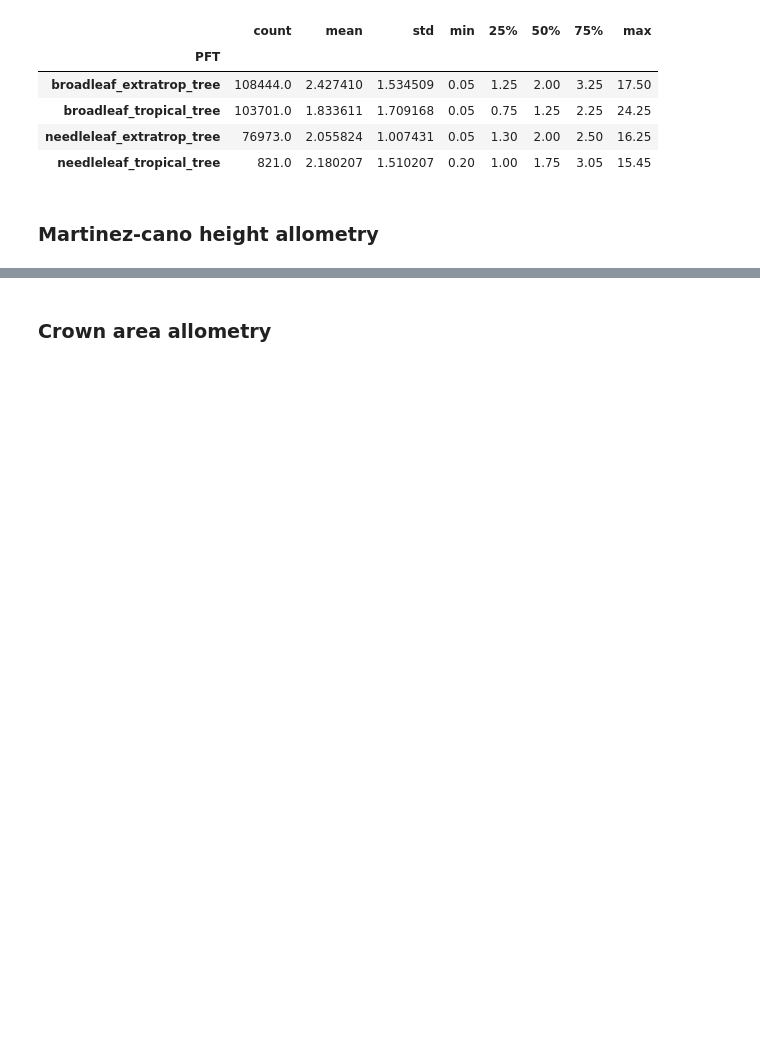
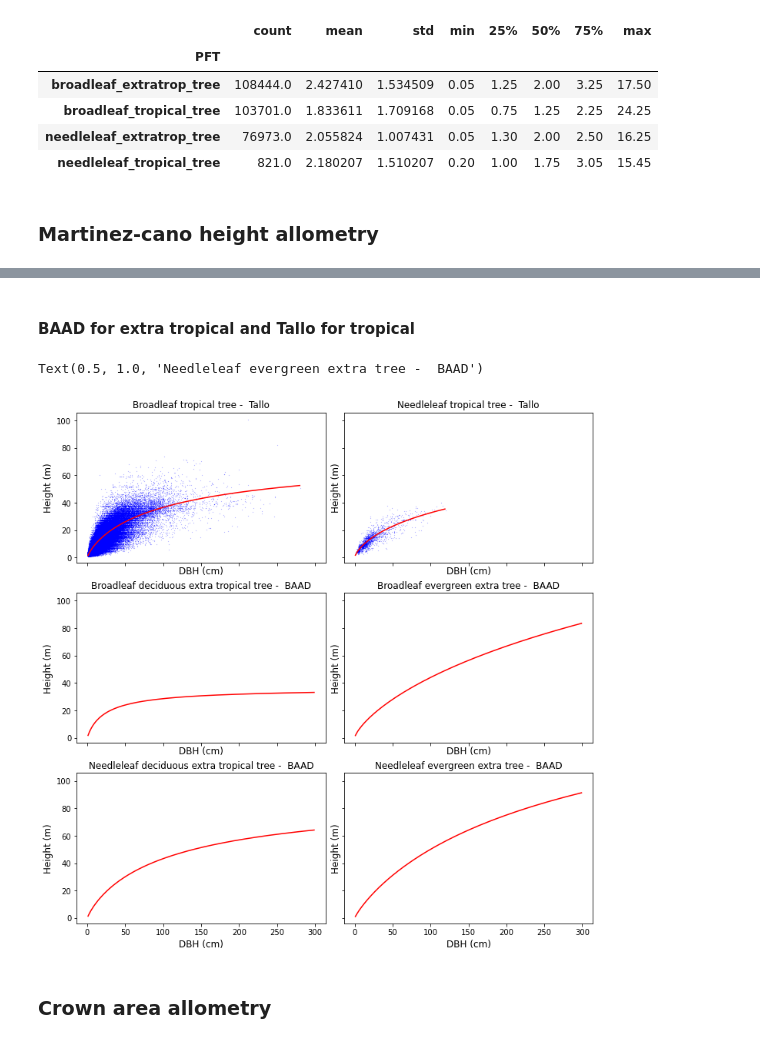
Before and after one commit to JessicaNeedham/FATES-plotting-scripts, a Jupyter notebook: Tallo_analysis_global.ipynb, the cells around one changed output, grey strips where cells are left out. Saved outputs shown, nothing was run; the diff lists cells and outputs as text; code cells hidden in the pictures; blank space fills up the shorter version.

```diff
--- a/Tallo_analysis_global.ipynb
+++ b/Tallo_analysis_global.ipynb
@@ -324,3 +368,49 @@ print(height_ps_nlex)
+# %% [markdown]
+#### BAAD for extra tropical and Tallo for tropical
+# %%
+fig2, ((f2ax0, f2ax1),(f2ax2,f2ax3),(f2ax4,f2ax5)) = plt.subplots(nrows=3,ncols=2,
+                        figsize=(10,10), sharex=True, sharey=True, constrained_layout=True)
+
+
+f2ax0.scatter(bltr.stem_diameter_cm, bltr.height_m, s=0.01, color='blue')
+f2ax0.plot(dbh_bltr, bltr_curve, color='red')
+f2ax0.set_xlabel('DBH (cm)', fontsize=12)
+f2ax0.set_ylabel('Height (m)', fontsize=12)
+f2ax0.set_title('Broadleaf tropical tree -  Tallo', fontsize=12)
+
+f2ax1.scatter(nltr.stem_diameter_cm, nltr.height_m, s=0.01, color='blue')
+f2ax1.plot(dbh_nltr, nltr_curve, color='red')
+f2ax1.set_xlabel('DBH (cm)', fontsize=12)
+f2ax1.set_ylabel('Height (m)', fontsize=12)
+f2ax1.set_title('Needleleaf tropical tree -  Tallo', fontsize=12)
+
+dbh =  np.arange(1,300,1)
+
+f2ax2.plot(dbh, blexd_curve, color='red')
+f2ax2.set_xlabel('DBH (cm)', fontsize=12)
+f2ax2.set_ylabel('Height (m)', fontsize=12)
+f2ax2.set_title('Broadleaf deciduous extra tropical tree -  BAAD', fontsize=12)
+
+
+f2ax3.plot(dbh, blexe_curve, color='red')
+f2ax3.set_xlabel('DBH (cm)', fontsize=12)
+f2ax3.set_ylabel('Height (m)', fontsize=12)
+f2ax3.set_title('Broadleaf evergreen extra tree -  BAAD', fontsize=12)
+
+
+f2ax4.plot(dbh, nlexd_curve, color='red')
+f2ax4.set_xlabel('DBH (cm)', fontsize=12)
+f2ax4.set_ylabel('Height (m)', fontsize=12)
+f2ax4.set_title('Needleleaf deciduous extra tropical tree -  BAAD', fontsize=12)
+
+
+f2ax5.plot(dbh, nlexe_curve, color='red')
+f2ax5.set_xlabel('DBH (cm)', fontsize=12)
+f2ax5.set_ylabel('Height (m)', fontsize=12)
+f2ax5.set_title('Needleleaf evergreen extra tree -  BAAD', fontsize=12)
+# %% [output]
+Text(0.5, 1.0, 'Needleleaf evergreen extra tree -  BAAD')
+[figure, added]
 # %% [markdown]
 ### Crown area allometry
 # %%
```
Also changed, not shown: parts of 10 cells of this notebook.
